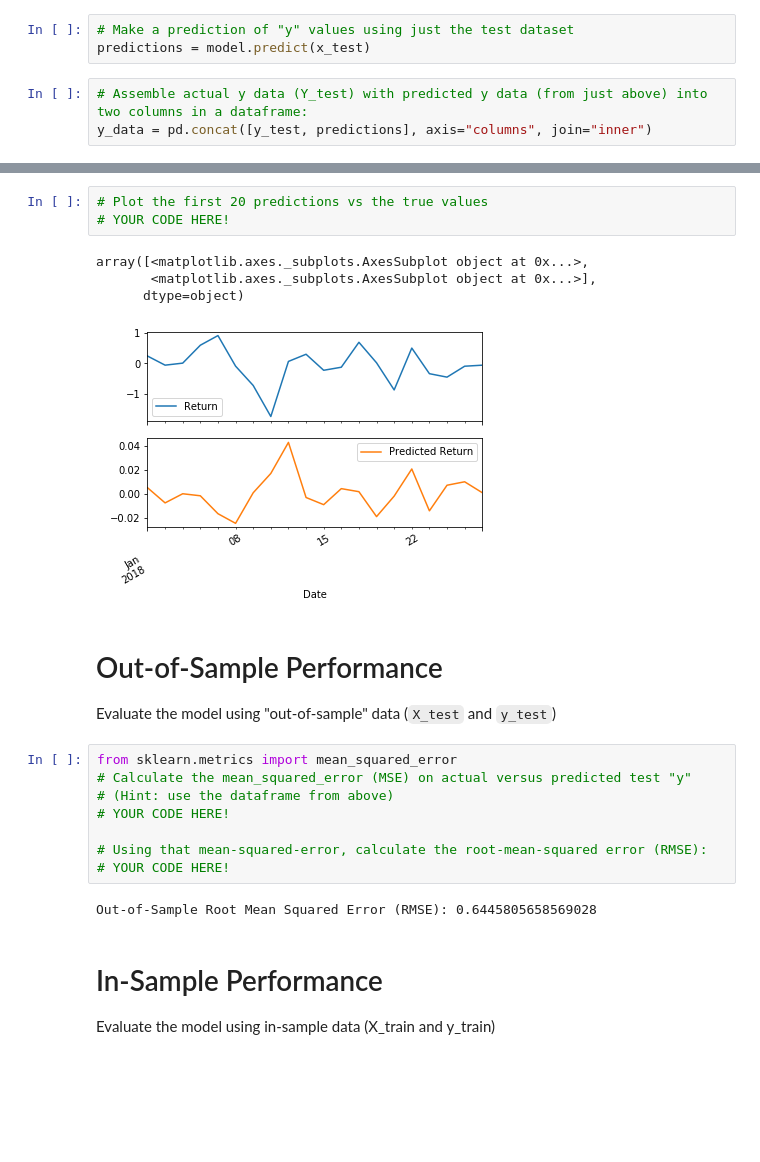
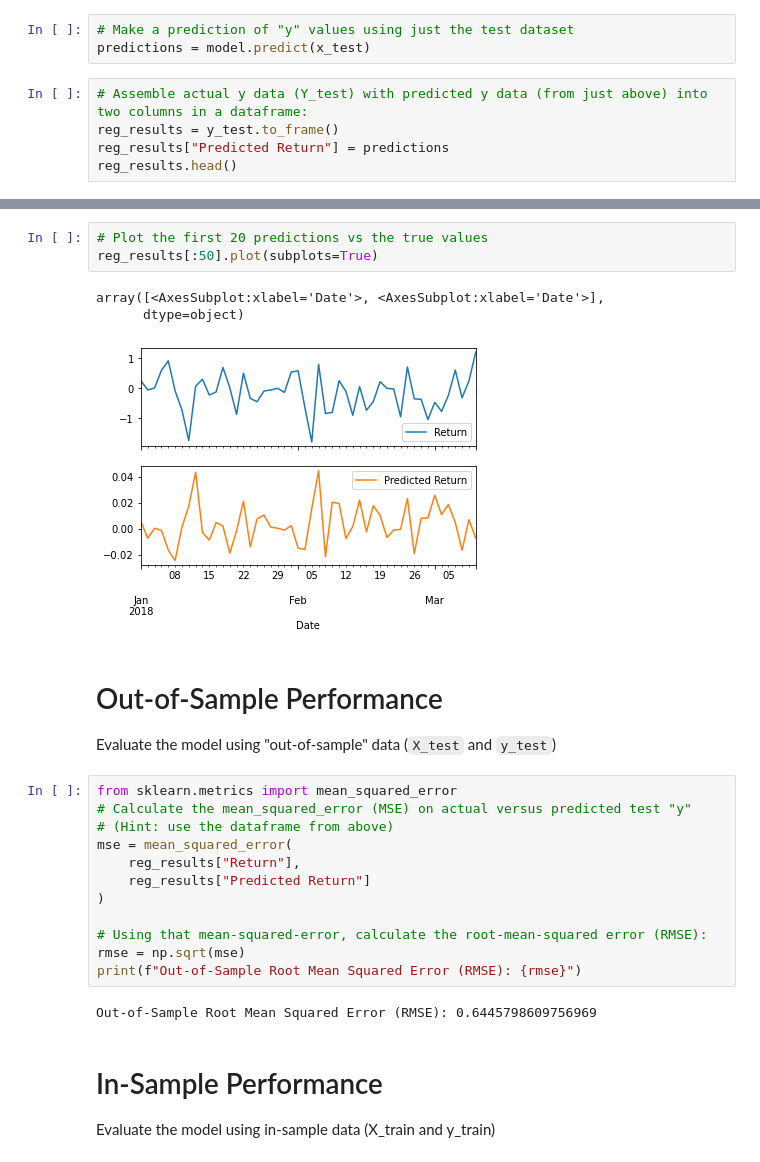
Before and after one commit to jusgou/Homework, a Jupyter notebook: 0426_Time_Series/Starter_Code/regression_analysis.ipynb, the cells around one changed output, grey strips where cells are left out. Drawn from its saved outputs; the diff is of its cells as text; blank space fills up the shorter version.

```diff
--- a/0426_Time_Series/Starter_Code/regression_analysis.ipynb
+++ b/0426_Time_Series/Starter_Code/regression_analysis.ipynb
@@ -123,5 +105,7 @@ model.fit(x_train, y_train)
 predictions = model.predict(x_test)
 # %%
 # Assemble actual y data (Y_test) with predicted y data (from just above) into two columns in a dataframe:
-y_data = pd.concat([y_test, predictions], axis="columns", join="inner")
+reg_results = y_test.to_frame()
+reg_results["Predicted Return"] = predictions
+reg_results.head()
 # %% [output]
@@ -129,11 +119,10 @@ TypeError: cannot concatenate object of type '<class 'numpy.ndarray'>'; only Ser
 # %%
 # Plot the first 20 predictions vs the true values
-# YOUR CODE HERE!
+reg_results[:50].plot(subplots=True)
 # %% [output]
-array([<matplotlib.axes._subplots.AxesSubplot object at 0x...>,
-       <matplotlib.axes._subplots.AxesSubplot object at 0x...>],
+array([<AxesSubplot:xlabel='Date'>, <AxesSubplot:xlabel='Date'>],
       dtype=object)
-[figure, old version]
+[figure, new version]
 # %% [markdown]
 # Out-of-Sample Performance
 
@@ -142,12 +131,16 @@ Evaluate the model using "out-of-sample" data (`X_test` and `y_test`)
 from sklearn.metrics import mean_squared_error
 # Calculate the mean_squared_error (MSE) on actual versus predicted test "y"
 # (Hint: use the dataframe from above)
-# YOUR CODE HERE!
+mse = mean_squared_error(
+    reg_results["Return"],
+    reg_results["Predicted Return"]
+)
 
 # Using that mean-squared-error, calculate the root-mean-squared error (RMSE):
-# YOUR CODE HERE!
+rmse = np.sqrt(mse)
+print(f"Out-of-Sample Root Mean Squared Error (RMSE): {rmse}")
 # %% [output]
-Out-of-Sample Root Mean Squared Error (RMSE): 0.6445805658569028
+Out-of-Sample Root Mean Squared Error (RMSE): 0.6445798609756969
 # %% [markdown]
 # In-Sample Performance
 
```
Also changed, not shown: parts of 5 cells of this notebook, 1 other file.
